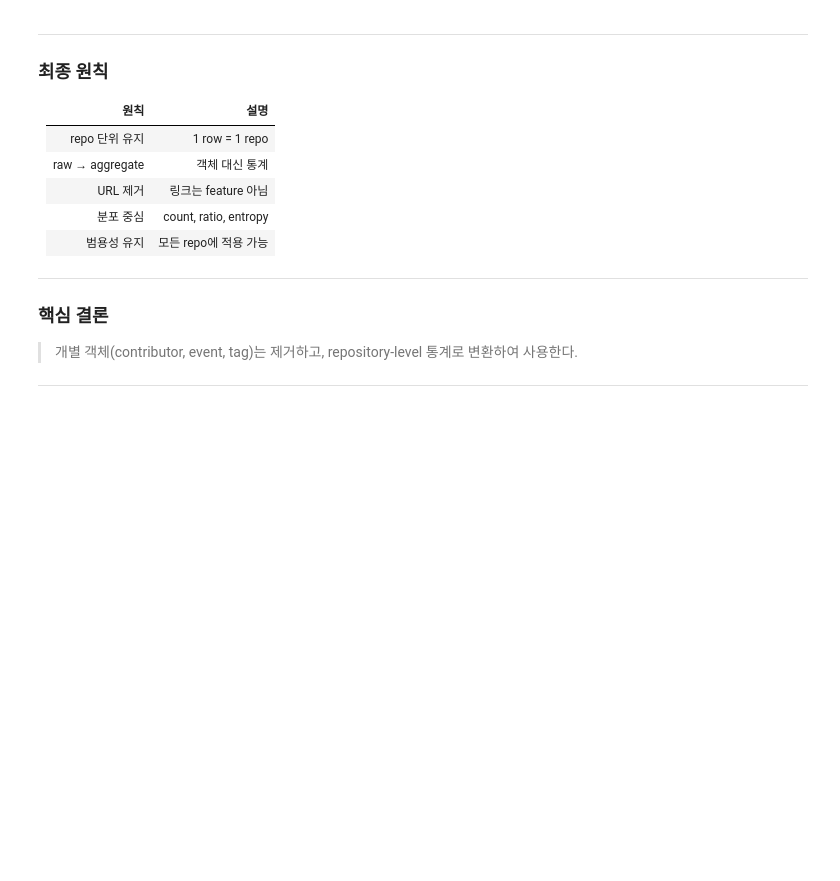
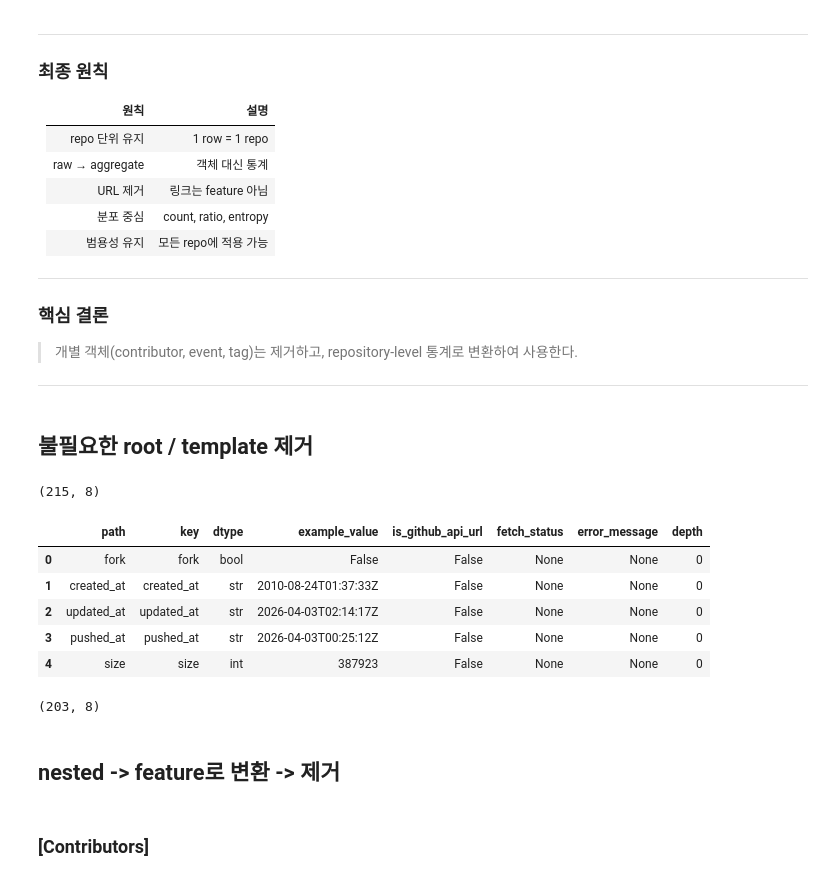
Before and after one commit to OpenSource-2026/oss-health-data, a Jupyter notebook: notebooks/exploration/data-extraction.ipynb, the cells around one changed output. Drawn from its saved outputs; the diff is of its cells as text; code cells hidden in the pictures; blank space fills up the shorter version.

```diff
--- a/notebooks/exploration/data-extraction.ipynb
+++ b/notebooks/exploration/data-extraction.ipynb
@@ -635,3 +635,5 @@ nested endpoint에서 파생된 개별 객체 정보가 혼합되어 있다.
 > 개별 객체(contributor, event, tag)는 제거하고, repository-level 통계로 변환하여 사용한다.
 
 ---
+# %% [markdown]
+## 불필요한 root / template 제거
@@ -637,0 +663,13 @@ nested endpoint에서 파생된 개별 객체 정보가 혼합되어 있다.
+# %%
+df.shape
+# %% [output]
+(215, 8)
+# %%
+df.head()
+# %% [output]
+|  | path | key | dtype | example_value | is_github_api_url | fetch_status | error_message | depth |
+| 0 | fork | fork | bool | False | False | None | None | 0 |
+| 1 | created_at | created_at | str | 2010-08-24T01:37:33Z | False | None | None | 0 |
+| 2 | updated_at | updated_at | str | 2026-04-03T02:14:17Z | False | None | None | 0 |
+| 3 | pushed_at | pushed_at | str | 2026-04-03T00:25:12Z | False | None | None | 0 |
+| 4 | size | size | int | 387923 | False | None | None | 0 |
@@ -637,0 +678,4 @@ nested endpoint에서 파생된 개별 객체 정보가 혼합되어 있다.
+# %%
+df2.shape
+# %% [output]
+(203, 8)
@@ -637,0 +684,4 @@ nested endpoint에서 파생된 개별 객체 정보가 혼합되어 있다.
+# %% [markdown]
+## nested -> feature로 변환 -> 제거
+# %% [markdown]
+### **[Contributors]**
```
Also changed, not shown: parts of 16 cells of this notebook.
